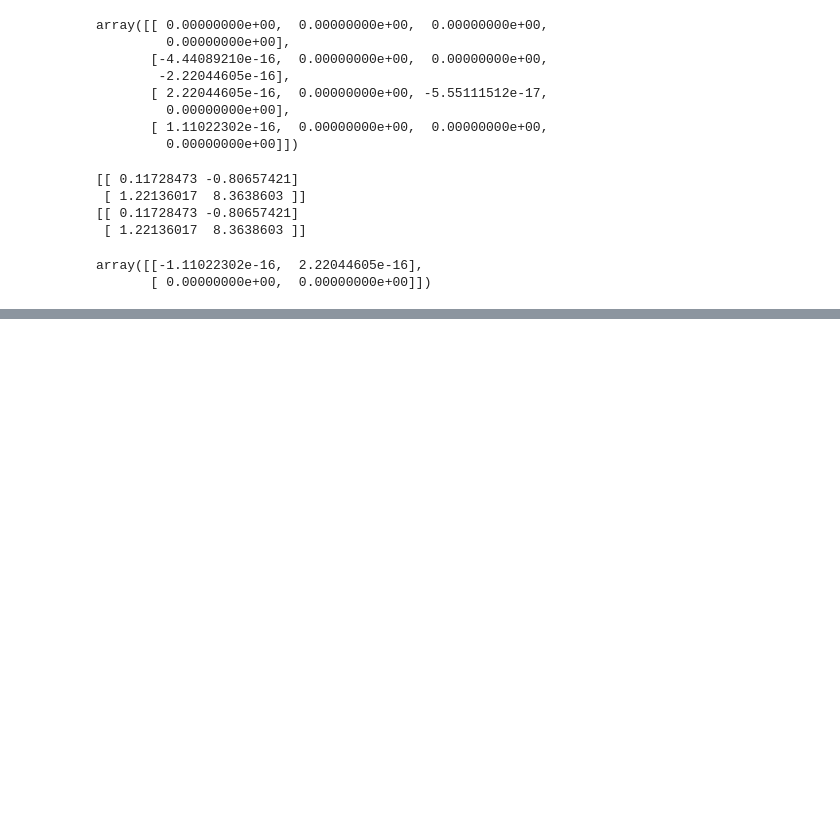
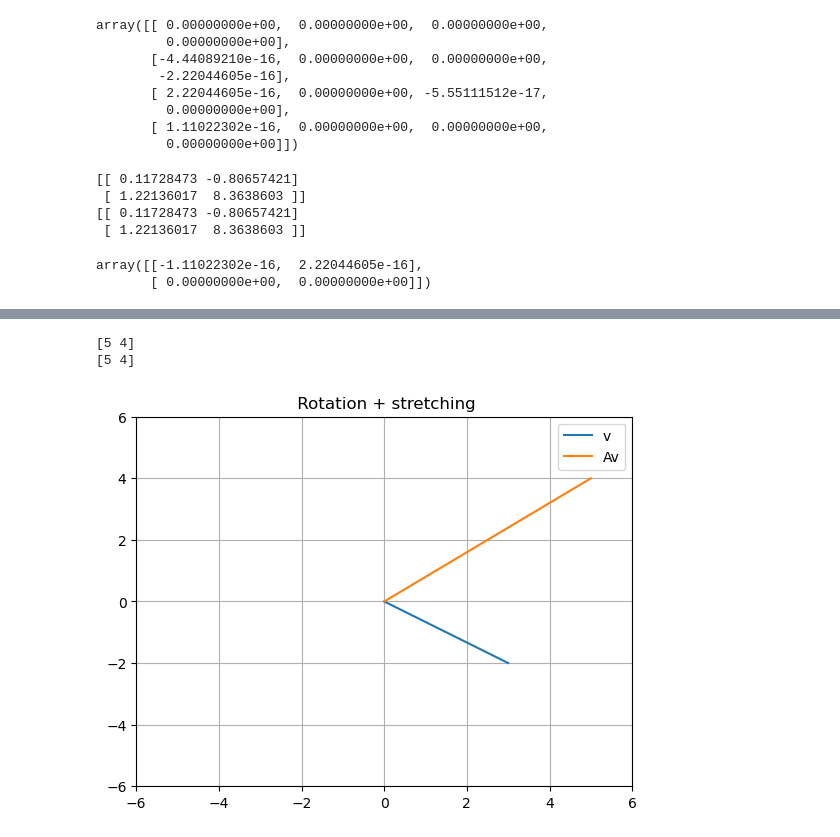
Before and after one commit to decemberkms/linear_algebra, a Jupyter notebook: matrix02.ipynb, the cells around one changed output, grey strips where cells are left out. Cells and saved outputs as stored; diff of their text form; code cells hidden in the pictures; blank space fills up the shorter version.

Commit message:
Matrix machines

```diff
--- a/matrix02.ipynb
+++ b/matrix02.ipynb
@@ -310,0 +344,24 @@ array([[-1.11022302e-16,  2.22044605e-16],
+# %%
+# transformation matrix
+
+v = np.array([3, -2])
+
+A = np.array([[1, -1], [2, 1]])
+
+w1 = A @ v
+w2 = A @ np.matrix.transpose(v)
+
+print(w1)
+print(w2)
+
+plt.plot([0, v[0]], [0, v[1]], label = "v")
+plt.plot([0, w2[0]], [0, w2[1]], label = "Av")
+plt.grid()
+plt.axis((-6, 6, -6 ,6))
+plt.legend()
+plt.title(" Rotation + stretching")
+plt.show()
+# %% [output]
+[5 4]
+[5 4]
+[figure, added]
```
Also changed, not shown: parts of 3 cells of this notebook.
